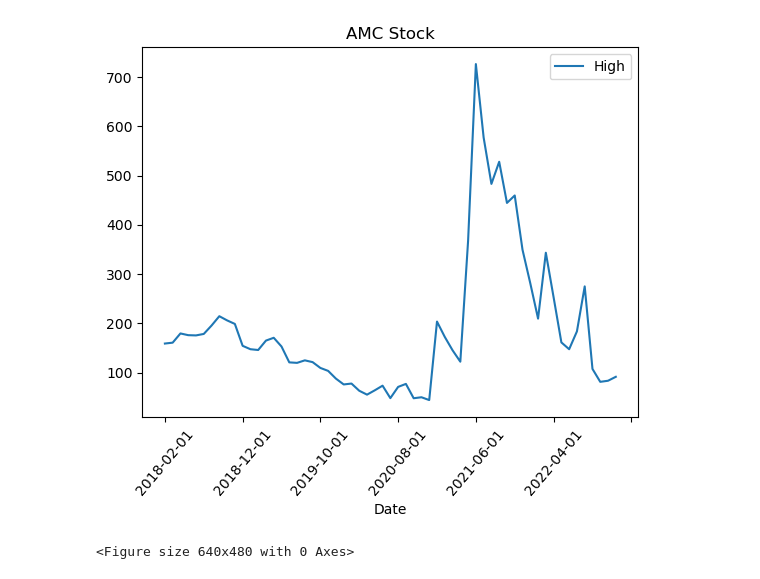
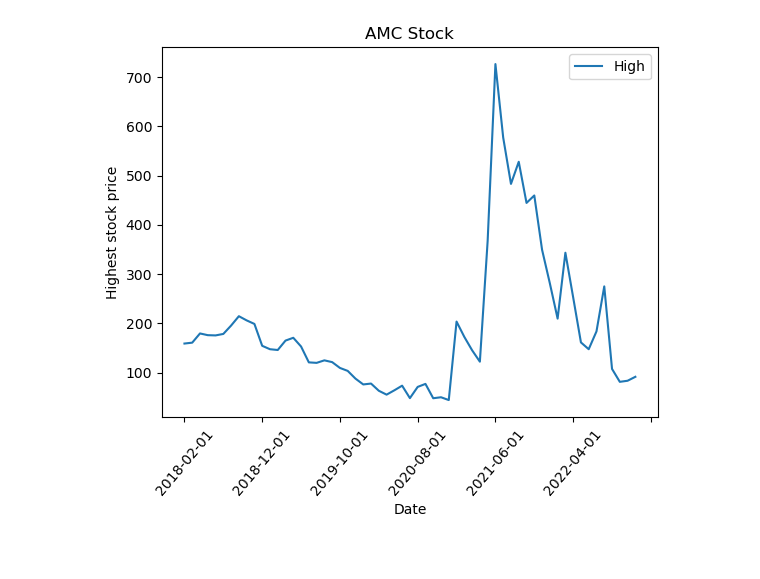
Before and after one commit to Mindy-data/Group.Project.1, a Jupyter notebook: stock_plots.ipynb, the cells around one changed output. Saved outputs shown, nothing was run; the diff lists cells and outputs as text; code cells hidden in the pictures.

```diff
--- a/stock_plots.ipynb
+++ b/stock_plots.ipynb
@@ -14,13 +14,12 @@ nflx_stock.set_index('Ticker', inplace=True)
 # %%
 amc_stock.plot('Date','High')
 plt.xticks(rotation = 50)
 plt.title('AMC Stock')
+plt.ylabel('Highest stock price')
+plt.savefig('Stock_files/AMC_plot')
 plt.show()
-
-plt.savefig('Stock_files/AMC_plot')
 # %% [output]
-[figure, old version]
+[figure, new version]
-<Figure size 640x480 with 0 Axes>
 # %%
 nflx_stock.plot('Date','High')
 plt.xticks(rotation = 50)
```
Also changed, not shown: parts of 2 cells of this notebook, 9 other files.
